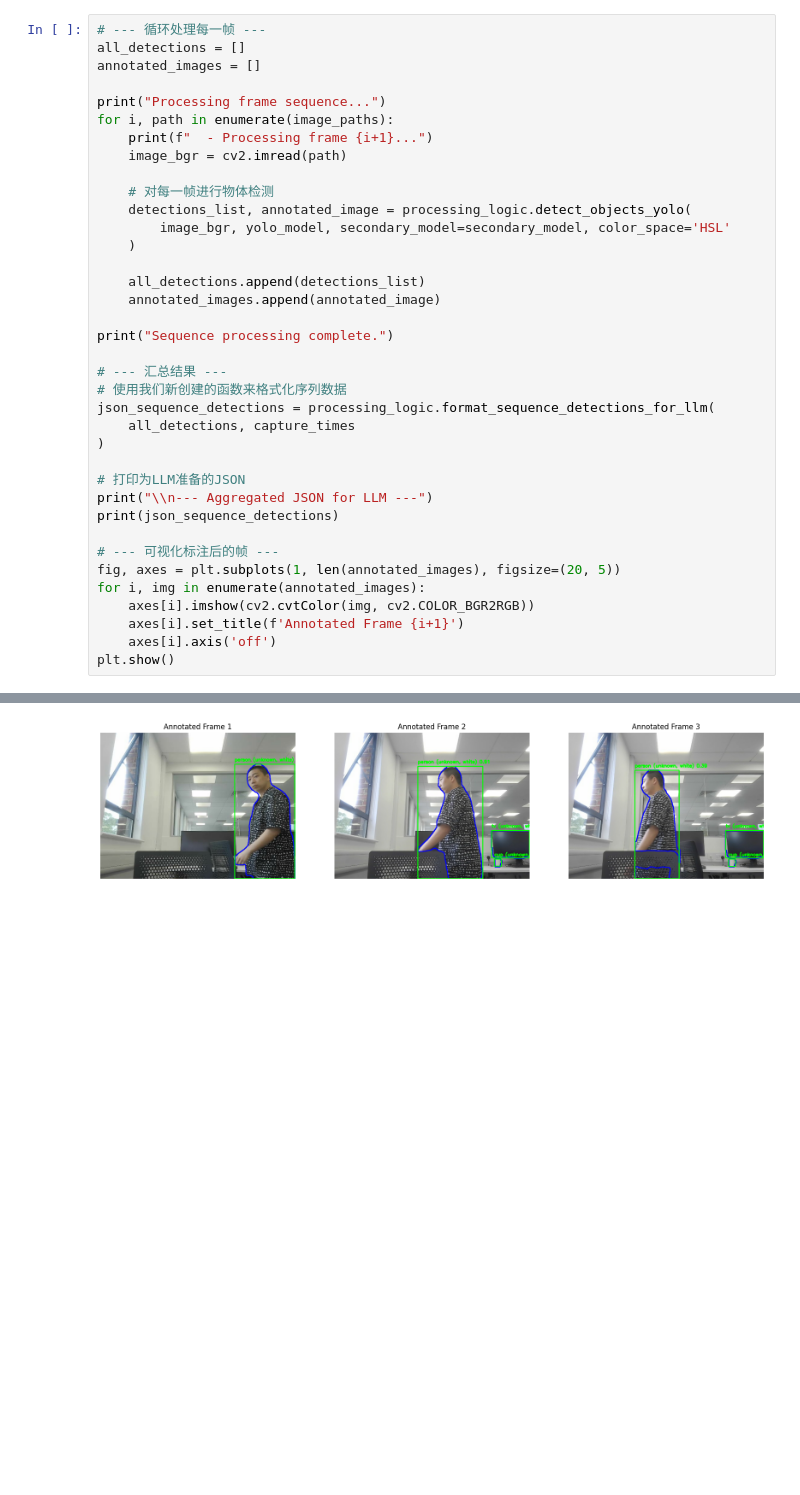
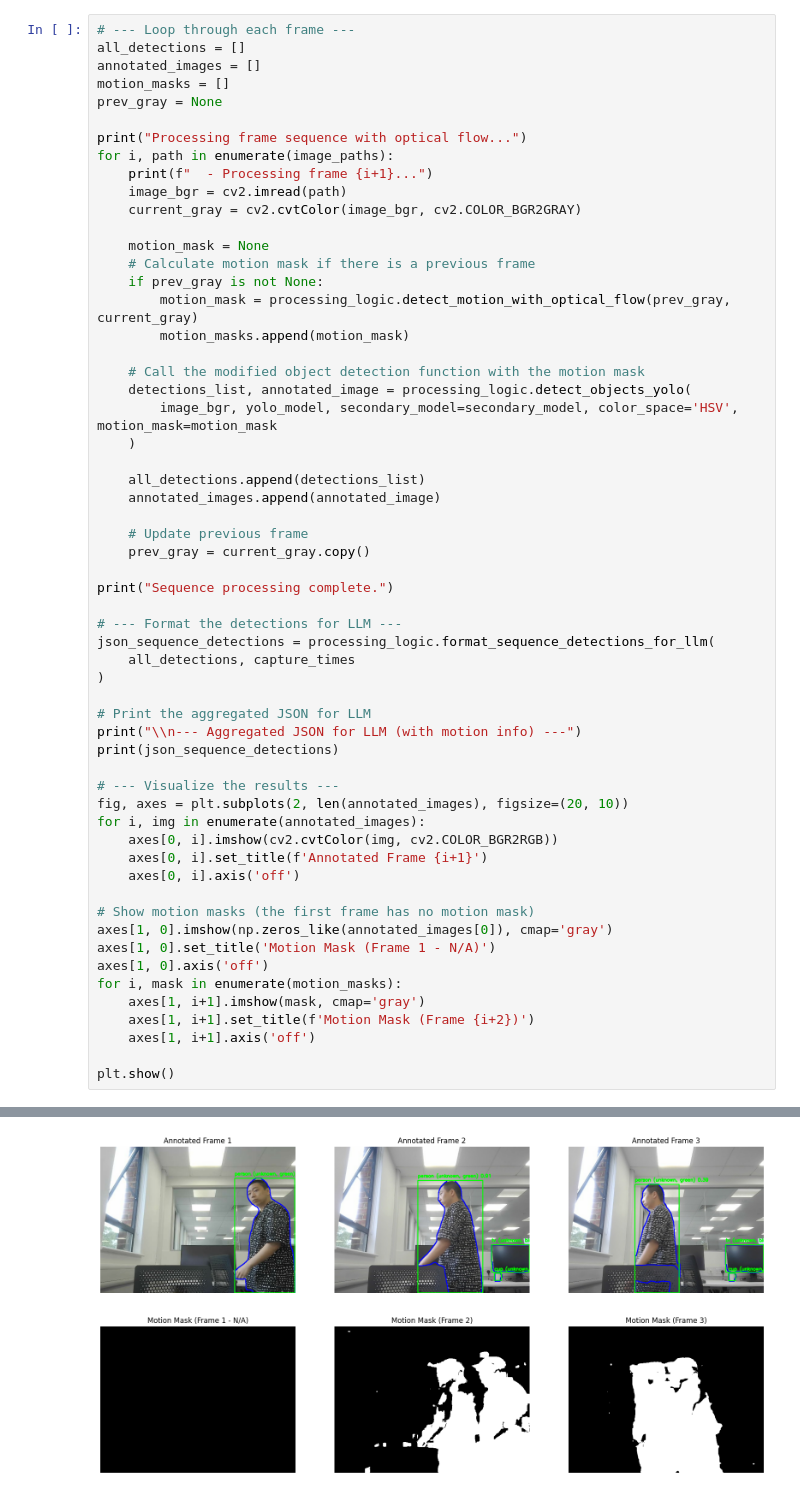
Before and after one commit to Z2nd/DeepSeek-Image-Recognition, a Jupyter notebook: frames-detection.ipynb, the cells around one changed output, grey strips where cells are left out. Saved outputs shown, nothing was run; the diff lists cells and outputs as text; blank space fills up the shorter version.

Commit message:
Achived motion detection function

```diff
--- a/frames-detection.ipynb
+++ b/frames-detection.ipynb
@@ -52,38 +33,59 @@ for i, image_path in enumerate(image_paths):
 # %%
-# --- 循环处理每一帧 ---
+# --- Loop through each frame ---
 all_detections = []
 annotated_images = []
+motion_masks = []
+prev_gray = None
 
-print("Processing frame sequence...")
+print("Processing frame sequence with optical flow...")
 for i, path in enumerate(image_paths):
     print(f"  - Processing frame {i+1}...")
     image_bgr = cv2.imread(path)
+    current_gray = cv2.cvtColor(image_bgr, cv2.COLOR_BGR2GRAY)
 
-    # 对每一帧进行物体检测
+    motion_mask = None
+    # Calculate motion mask if there is a previous frame
+    if prev_gray is not None:
+        motion_mask = processing_logic.detect_motion_with_optical_flow(prev_gray, current_gray)
+        motion_masks.append(motion_mask)
+
+    # Call the modified object detection function with the motion mask
     detections_list, annotated_image = processing_logic.detect_objects_yolo(
-        image_bgr, yolo_model, secondary_model=secondary_model, color_space='HSL'
+        image_bgr, yolo_model, secondary_model=secondary_model, color_space='HSV', motion_mask=motion_mask
     )
 
     all_detections.append(detections_list)
     annotated_images.append(annotated_image)
 
+    # Update previous frame
+    prev_gray = current_gray.copy()
+
 print("Sequence processing complete.")
 
-# --- 汇总结果 ---
-# 使用我们新创建的函数来格式化序列数据
+# --- Format the detections for LLM ---
 json_sequence_detections = processing_logic.format_sequence_detections_for_llm(
     all_detections, capture_times
 )
 
-# 打印为LLM准备的JSON
-print("\\n--- Aggregated JSON for LLM ---")
+# Print the aggregated JSON for LLM
+print("\\n--- Aggregated JSON for LLM (with motion info) ---")
 print(json_sequence_detections)
 
-# --- 可视化标注后的帧 ---
-fig, axes = plt.subplots(1, len(annotated_images), figsize=(20, 5))
+# --- Visualize the results ---
+fig, axes = plt.subplots(2, len(annotated_images), figsize=(20, 10))
 for i, img in enumerate(annotated_images):
-    axes[i].imshow(cv2.cvtColor(img, cv2.COLOR_BGR2RGB))
-    axes[i].set_title(f'Annotated Frame {i+1}')
-    axes[i].axis('off')
+    axes[0, i].imshow(cv2.cvtColor(img, cv2.COLOR_BGR2RGB))
+    axes[0, i].set_title(f'Annotated Frame {i+1}')
+    axes[0, i].axis('off')
+
+# Show motion masks (the first frame has no motion mask)
+axes[1, 0].imshow(np.zeros_like(annotated_images[0]), cmap='gray')
+axes[1, 0].set_title('Motion Mask (Frame 1 - N/A)')
+axes[1, 0].axis('off')
+for i, mask in enumerate(motion_masks):
+    axes[1, i+1].imshow(mask, cmap='gray')
+    axes[1, i+1].set_title(f'Motion Mask (Frame {i+2})')
+    axes[1, i+1].axis('off')
+
 plt.show()
 # %% [output]
@@ -103,6 +105,6 @@ Speed: 1.4ms preprocess, 73.5ms inference, 4.4ms postprocess per image at shape
       ]
     }
   ]
 }
-[figure, old version]
+[figure, new version]
 # %%
```
Also changed, not shown: parts of 3 cells of this notebook, 2 other files.
